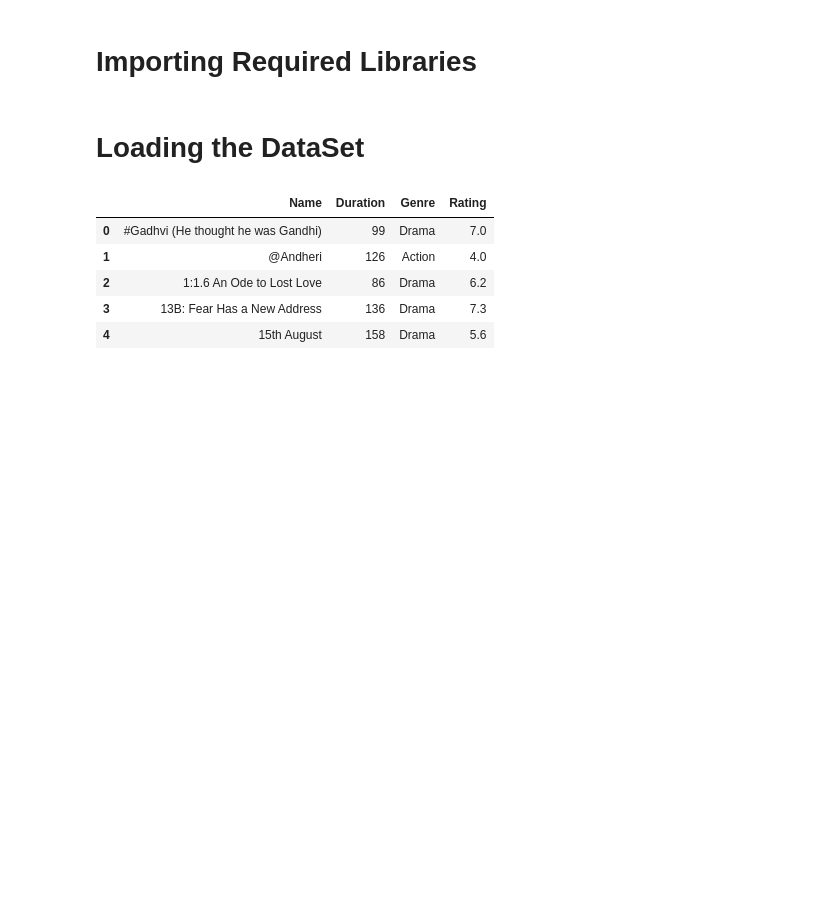
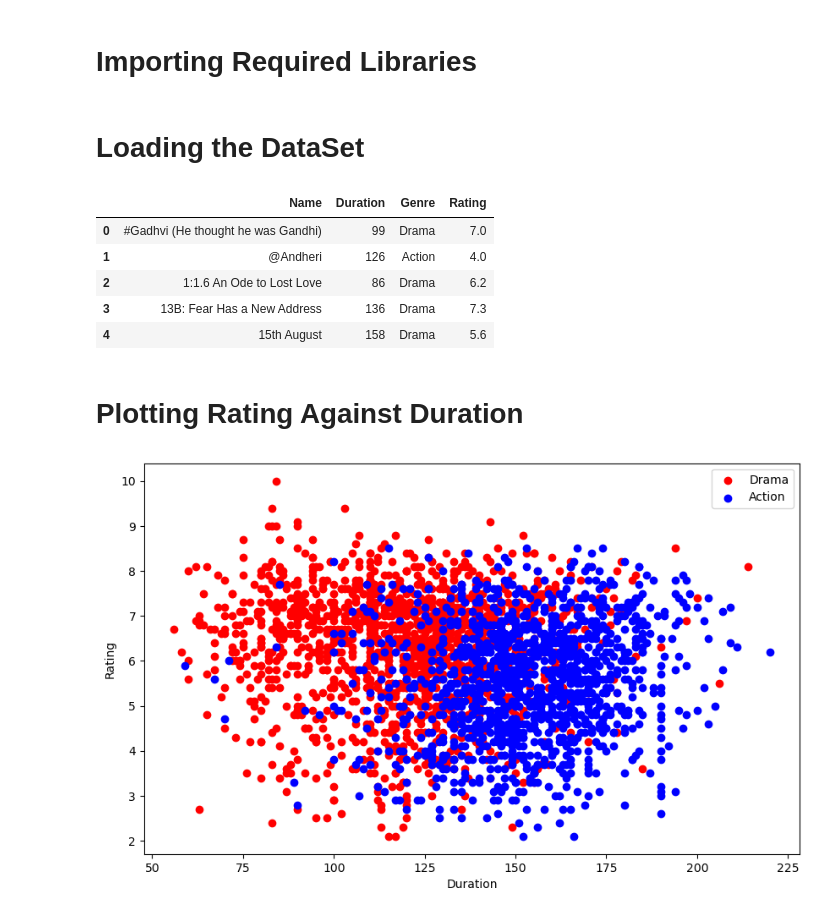
Before and after one commit to alliajagbe/knn, a Jupyter notebook: knn.ipynb, the cells around one changed output. Cells and saved outputs as stored; diff of their text form; code cells hidden in the pictures; blank space fills up the shorter version.

Commit message:
rating against duration

```diff
--- a/knn.ipynb
+++ b/knn.ipynb
@@ -18,3 +18,20 @@ train.head()
 | 2 | 1:1.6 An Ode to Lost Love | 86 | Drama | 6.2 |
 | 3 | 13B: Fear Has a New Address | 136 | Drama | 7.3 |
 | 4 | 15th August | 158 | Drama | 5.6 |
+# %% [markdown]
+# Plotting Rating Against Duration
+# %%
+drama = train[train['Genre'] == 'Drama']
+action = train[train['Genre'] == 'Action']
+
+plt.figure(figsize = (10, 6))
+
+plt.scatter(drama['Duration'], drama['Rating'], color = 'red', label = 'Drama')
+plt.scatter(action['Duration'], action['Rating'], color = 'blue', label = 'Action')
+plt.xlabel('Duration')
+plt.ylabel('Rating')
+plt.legend()
+
+plt.show()
+# %% [output]
+[figure, added]
```
